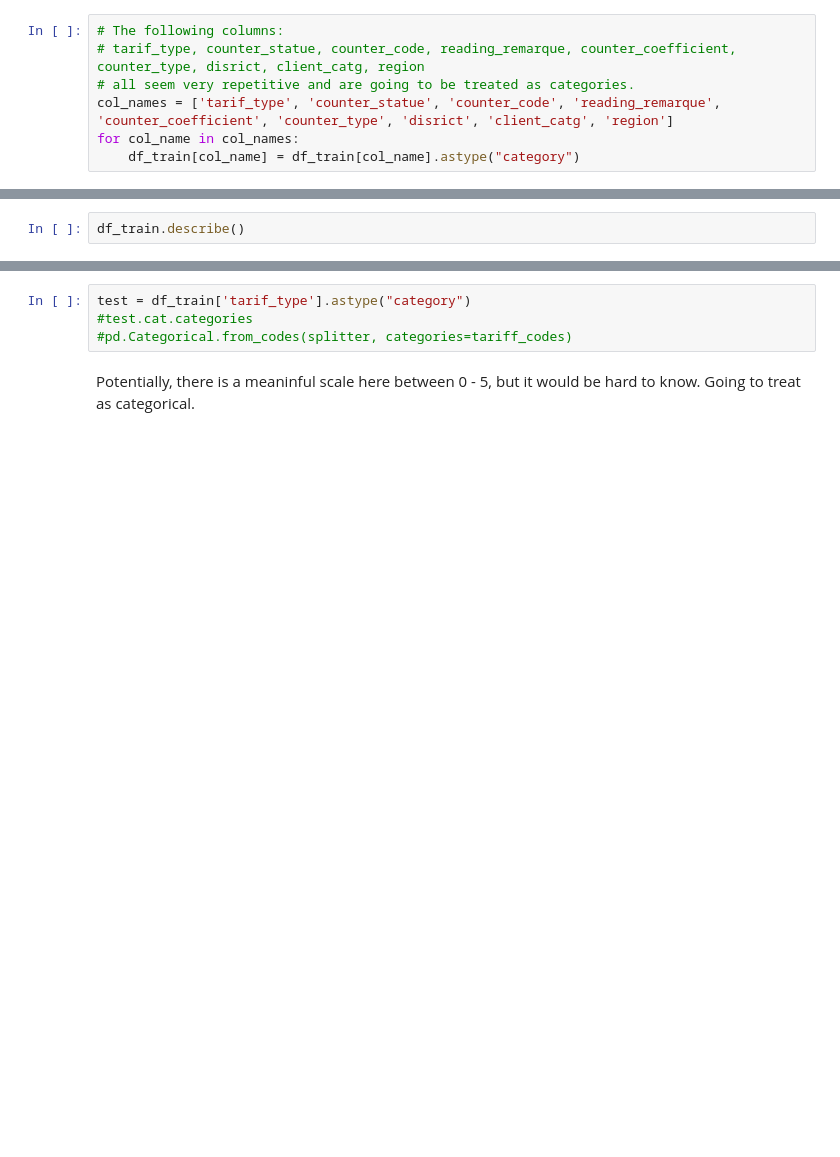
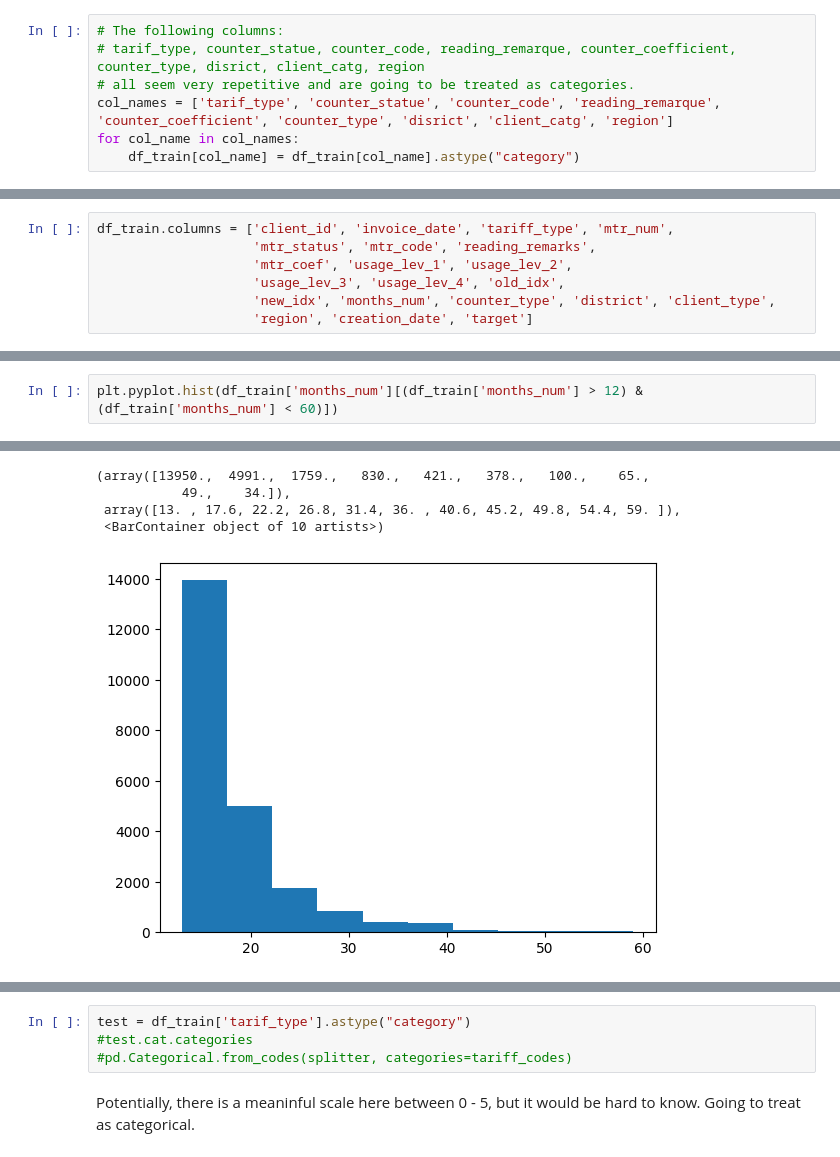
Before and after one commit to insatiablycivil/Fraud_Detection_Energy_Consumption, a Jupyter notebook: Exploratory Data Analysis.ipynb, the cells around one changed output, grey strips where cells are left out. Saved outputs shown, nothing was run; the diff lists cells and outputs as text; blank space fills up the shorter version.

```diff
--- a/Exploratory Data Analysis.ipynb
+++ b/Exploratory Data Analysis.ipynb
@@ -240,0 +225,7 @@ for col_name in col_names:
+# %%
+df_train.columns = ['client_id', 'invoice_date', 'tariff_type', 'mtr_num',
+                    'mtr_status', 'mtr_code', 'reading_remarks',
+                    'mtr_coef', 'usage_lev_1', 'usage_lev_2',
+                    'usage_lev_3', 'usage_lev_4', 'old_idx',
+                    'new_idx', 'months_num', 'counter_type', 'district', 'client_type',
+                    'region', 'creation_date', 'target']
@@ -241,3 +295,3 @@ for col_name in col_names:
 # %%
-df_train.describe()
+plt.pyplot.hist(df_train['months_num'][(df_train['months_num'] > 12) & (df_train['months_num'] < 60)])
 # %% [output]
@@ -252,0 +298,5 @@ df_train.describe()
+(array([13950.,  4991.,  1759.,   830.,   421.,   378.,   100.,    65.,
+           49.,    34.]),
+ array([13. , 17.6, 22.2, 26.8, 31.4, 36. , 40.6, 45.2, 49.8, 54.4, 59. ]),
+ <BarContainer object of 10 artists>)
+[figure, added]
```
Also changed, not shown: parts of 38 cells of this notebook.
